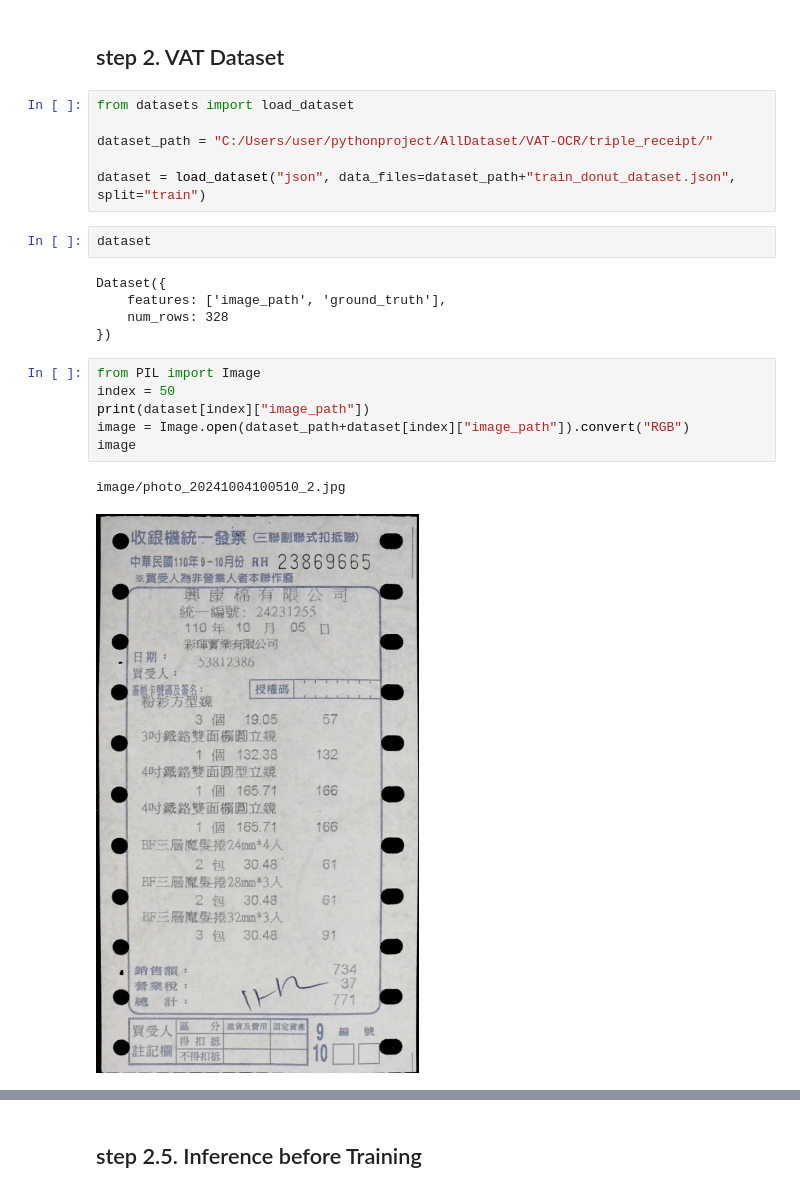
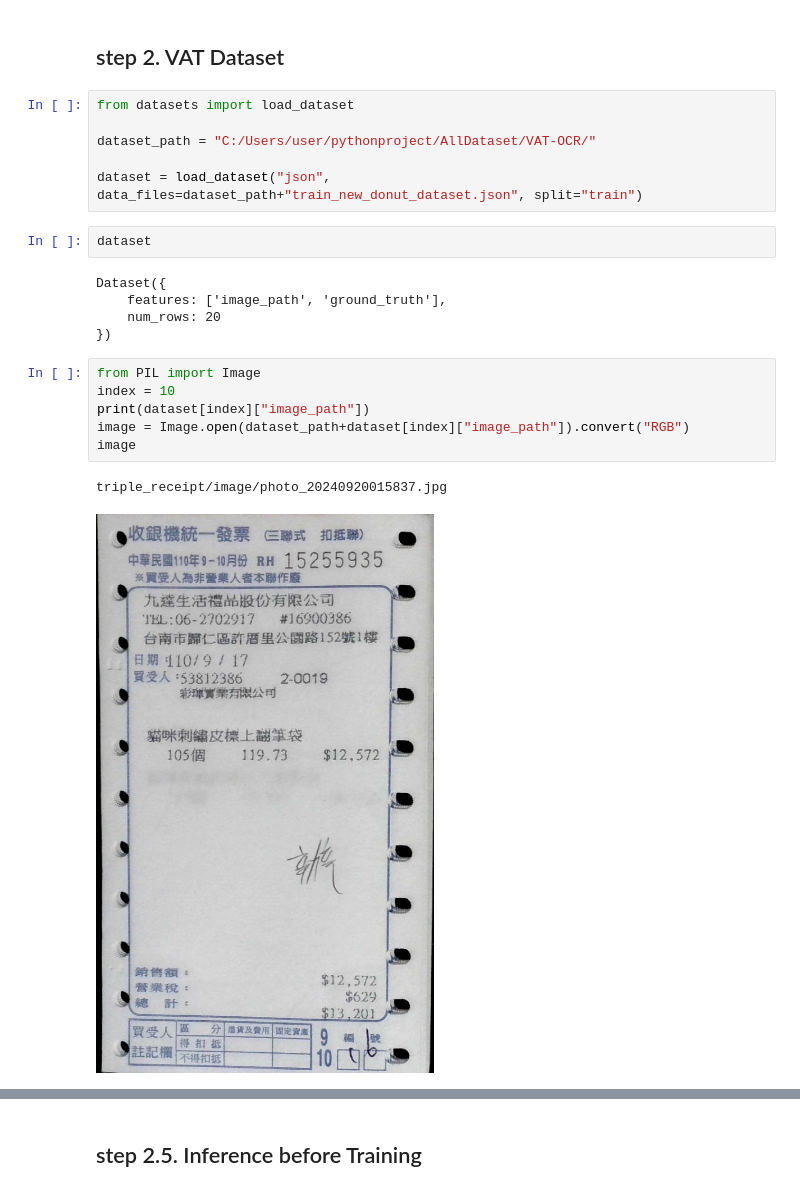
Before and after one commit to roseDwayane/VAT-OCR, a Jupyter notebook: VAT_Qwen2_5vl7B_lora_finetune.ipynb, the cells around one changed output, grey strips where cells are left out. Cells and saved outputs as stored; diff of their text form.

```diff
--- a/VAT_Qwen2_5vl7B_lora_finetune.ipynb
+++ b/VAT_Qwen2_5vl7B_lora_finetune.ipynb
@@ -116,25 +116,25 @@ model = FastVisionModel.get_peft_model(
 # %%
 from datasets import load_dataset
 
-dataset_path = "C:/Users/user/pythonproject/AllDataset/VAT-OCR/triple_receipt/"
+dataset_path = "C:/Users/user/pythonproject/AllDataset/VAT-OCR/"
 
-dataset = load_dataset("json", data_files=dataset_path+"train_donut_dataset.json", split="train")
+dataset = load_dataset("json", data_files=dataset_path+"train_new_donut_dataset.json", split="train")
 # %%
 dataset
 # %% [output]
 Dataset({
     features: ['image_path', 'ground_truth'],
-    num_rows: 328
+    num_rows: 20
 })
 # %%
 from PIL import Image
-index = 50
+index = 10
 print(dataset[index]["image_path"])
 image = Image.open(dataset_path+dataset[index]["image_path"]).convert("RGB")
 image
 # %% [output]
-image/photo_20241004100510_2.jpg
+triple_receipt/image/photo_20240920015837.jpg
-[figure, old version]
+[figure, new version]
 # %%
 dataset[index]["ground_truth"]
 # %% [output]
```
Also changed, not shown: parts of 9 cells of this notebook, 21 other files.
